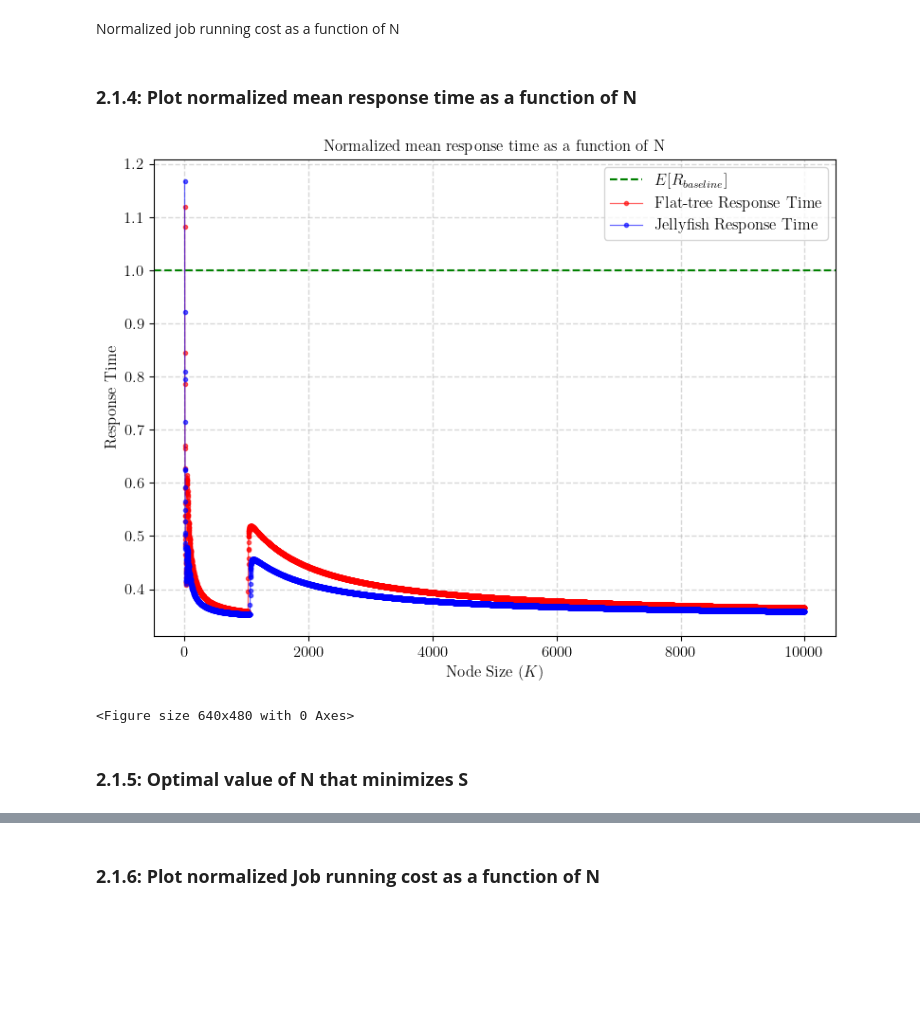
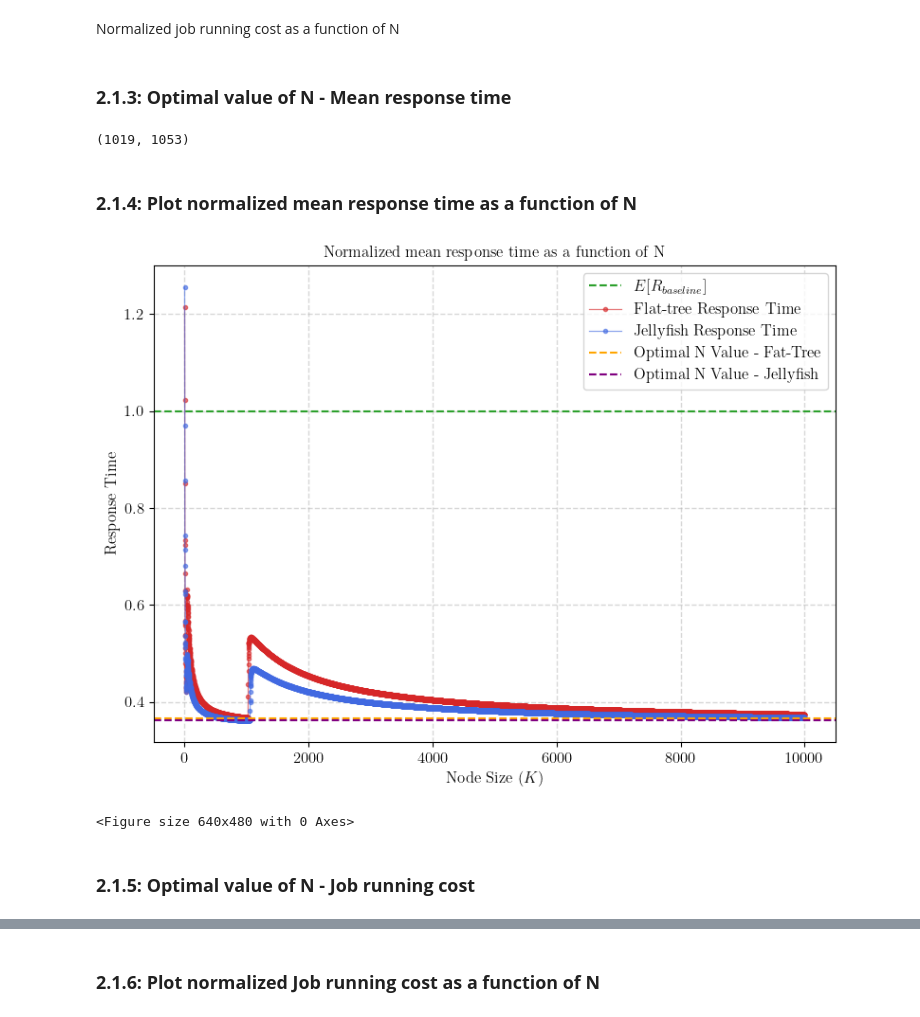
Before and after one commit to msancor/NBD-HW1, a Jupyter notebook: ch1.ipynb, the cells around one changed output, grey strips where cells are left out. Drawn from its saved outputs; the diff is of its cells as text; code cells hidden in the pictures; blank space fills up the shorter version.

```diff
--- a/ch1.ipynb
+++ b/ch1.ipynb
@@ -473,42 +473,64 @@ S_jelly = E_R_jelly_array + (csi * E_theta_jelly_array)
 
 #Normalized Job running cost
 S_jelly_normalized = S_jelly/S_baseline
+# %% [markdown]
+### **2.1.3: Optimal value of N - Mean response time**
+# %%
+# Generate a range of values from 1 to N
+x = range(1, N + 1)
+
+# Fat Tree optimal number of servers
+# Find the index of the minimum value in the normalized E_R_normalized list and get the corresponding value from the x range
+opt_value_fat_er = x[list(E_R_normalized).index(min(E_R_normalized))]
+
+# Jellyfish optimal number of servers
+# Find the index of the minimum value in the normalized E_R_jelly_normalized list and get the corresponding value from the x range
+opt_value_jelly_er = x[list(E_R_jelly_normalized).index(min(E_R_jelly_normalized))]
+
+# Print the optimal number index of servers for Fat Tree and Jellyfish topologies
+opt_value_fat_er, opt_value_jelly_er
+# %% [output]
+(1019, 1053)
 # %% [markdown]
 ### **2.1.4: Plot normalized mean response time as a function of N**
 # %%
 #Create figure
 plt.figure(figsize=(8, 6))
 
 #Plot the R baseline
-plt.axhline(y=1, color="green", linestyle="--", label='$E[R_{baseline}]$')
+plt.axhline(y=1, color="tab:green", linestyle="--", label='$E[R_{baseline}]$')
 
 #Plot the point for the Flat normalized value
-plt.plot(range(1,N+1), E_R_normalized, '.-', color='r', linewidth=0.9, alpha=0.6, label='Flat-tree Response Time')
+plt.plot(range(1,N+1), E_R_normalized, '.-', color='tab:red', linewidth=0.9, alpha=0.6, label='Flat-tree Response Time')
 
 #Plot the point for the Jellyfish normalized value
-plt.plot(range(1,N+1), E_R_jelly_normalized, '.-', color='b', linewidth=0.9, alpha=0.6, label='Jellyfish Response Time')
+plt.plot(range(1,N+1), E_R_jelly_normalized, '.-', color='royalblue', linewidth=0.9, alpha=0.6, label='Jellyfish Response Time')
+
+#Optimal Value
+plt.axhline(y=min(E_R_normalized), color="orange", linestyle="--", label="Optimal N Value - Fat-Tree")
+plt.axhline(y=min(E_R_jelly_normalized), color="purple", linestyle="--", label="Optimal N Value - Jellyfish")
 
 #Title, label and grid
 plt.title("Normalized mean response time as a function of N")
 plt.xlabel("Node Size ($K$)")
 plt.ylabel("Response Time")
 plt.grid(alpha=0.5, linestyle='--', linewidth=1)
 
 #Legend
 plt.legend(loc='upper right')
 
 #Show plot
 plt.tight_layout()
 plt.show()
 
 #Here we save the plot
 plt.savefig("plots/normalized_mean_response_time.png", dpi=300)
 pass
 # %% [output]
-[figure, old version]
+[figure, new version]
 <Figure size 640x480 with 0 Axes>
 # %% [markdown]
-### **2.1.5: Optimal value of N that minimizes S**
+### **2.1.5: Optimal value of N - Job running cost**
 # %%
 # Generate a range of values from 1 to N
 x = range(1, N + 1)
```
Also changed, not shown: parts of 2 cells of this notebook, 3 other files.
